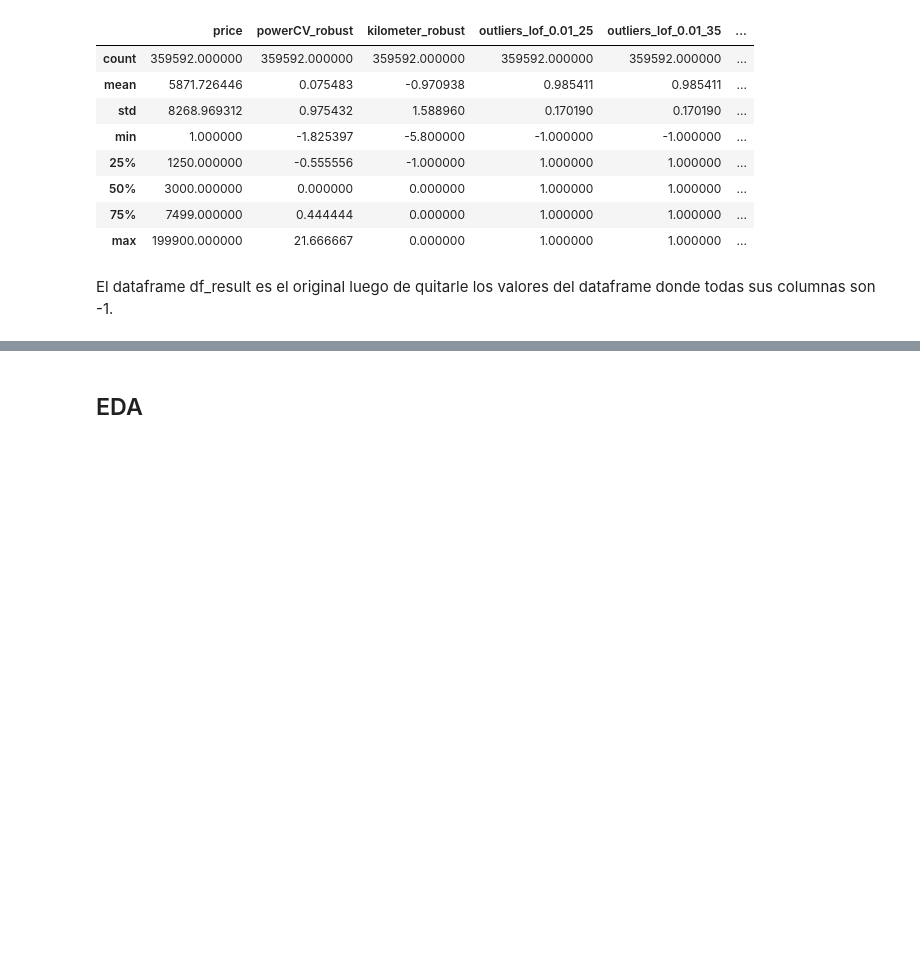
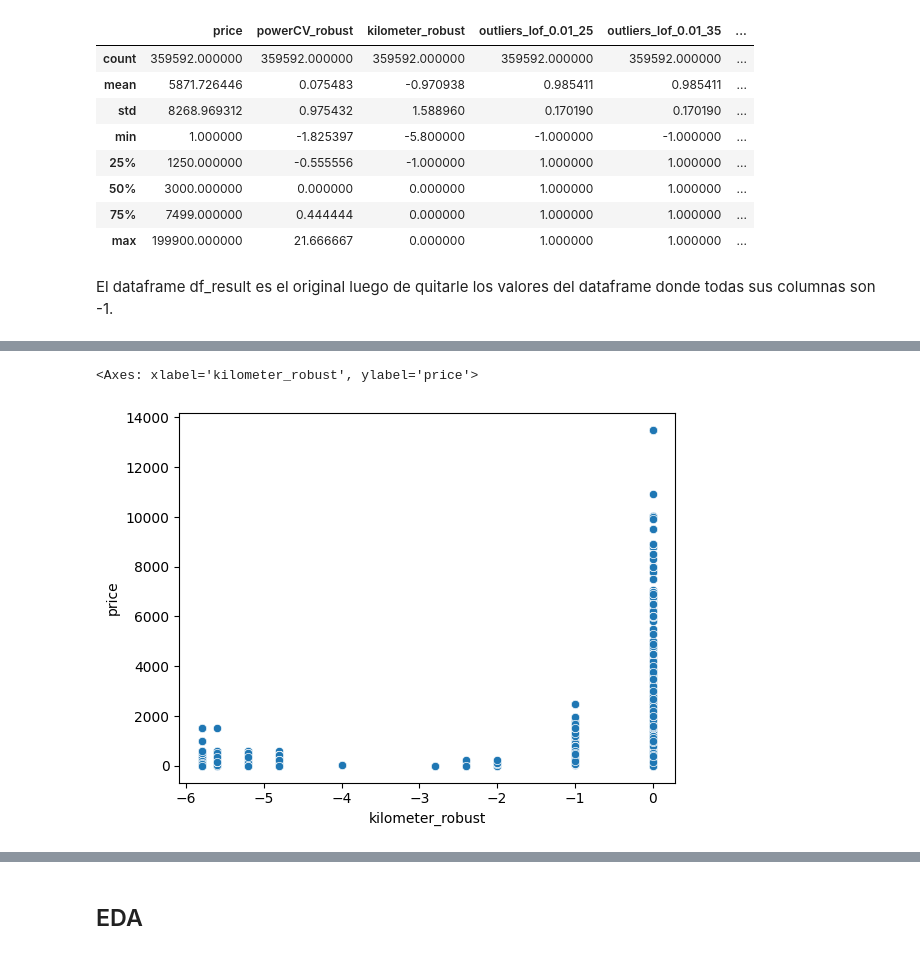
Before and after one commit to ngcarvajall/Lab_EDA_Gestion_Nulos, a Jupyter notebook: laboratorio-modulo7-leccion03-gestion-outiers.ipynb, the cells around one changed output, grey strips where cells are left out. Saved outputs shown, nothing was run; the diff lists cells and outputs as text; code cells hidden in the pictures; blank space fills up the shorter version.

```diff
--- a/laboratorio-modulo7-leccion03-gestion-outiers.ipynb
+++ b/laboratorio-modulo7-leccion03-gestion-outiers.ipynb
@@ -403,0 +428,5 @@ df_fragmento_60 = df_result[df_result[columnas_lof].eq(-1).sum(axis=1) >= fragme
+# %%
+sns.scatterplot(y = 'price', x = 'kilometer_robust', data = df_fragmento_60)
+# %% [output]
+<Axes: xlabel='kilometer_robust', ylabel='price'>
+[figure, added]
```
Also changed, not shown: parts of 22 cells of this notebook, 3 other files.
